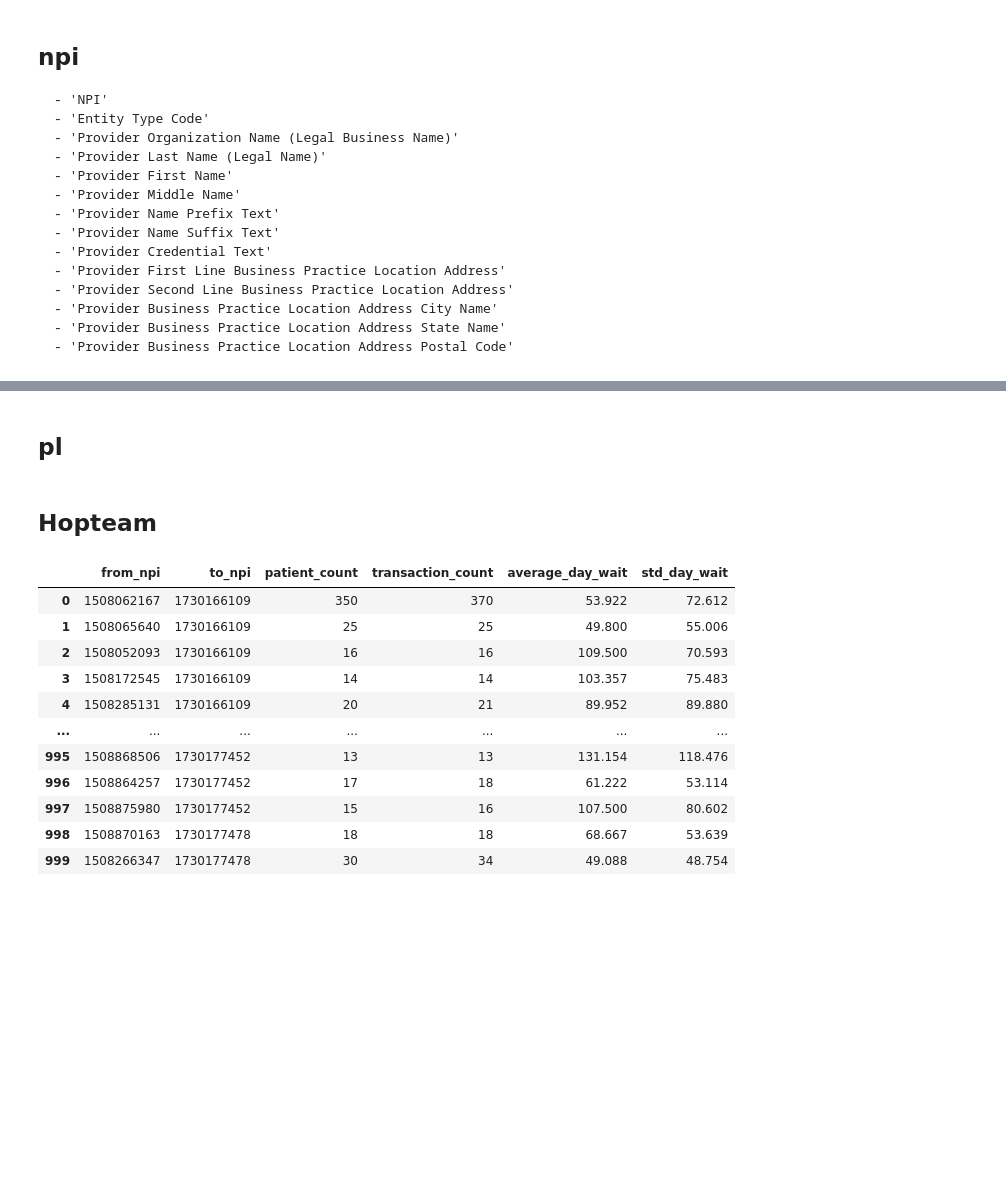
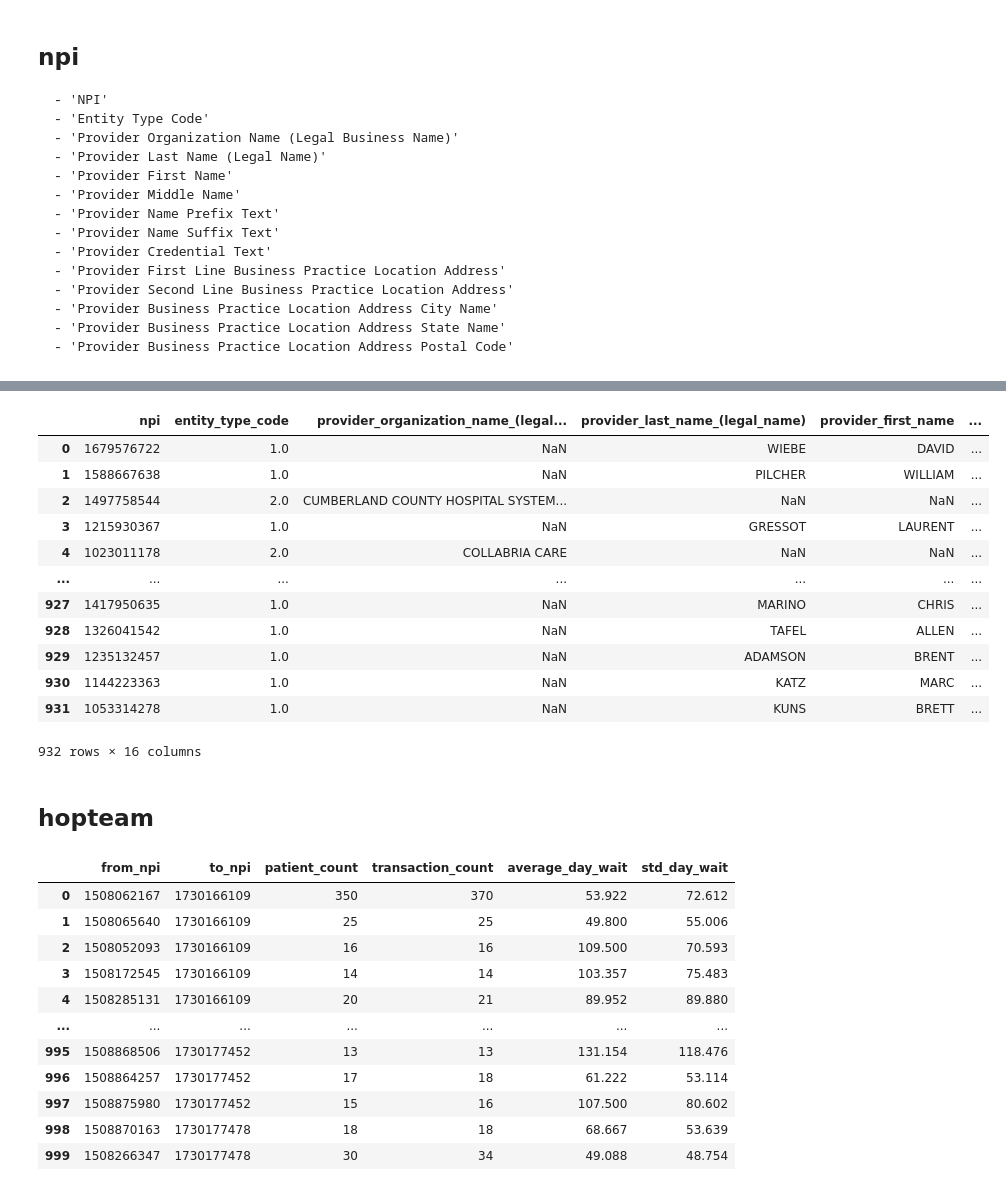
Before and after one commit to VahidehRasekhi/hop_team-hotdogs, a Jupyter notebook: scripts/build_sqlite_dbs.ipynb, the cells around one changed output, grey strips where cells are left out. Cells and saved outputs as stored; diff of their text form; code cells hidden in the pictures; blank space fills up the shorter version.

```diff
--- a/scripts/build_sqlite_dbs.ipynb
+++ b/scripts/build_sqlite_dbs.ipynb
@@ -150,7 +132,23 @@ nppes_chunk
+# %%
+npi_chunk = pd.merge(profile, primary_taxes)
+npi_chunk.columns = [x.lower().replace(' ', '_') for x in npi_chunk.columns]
+npi_chunk
+# %% [output]
+|  | npi | entity_type_code | provider_organization_name_(legal... | provider_last_name_(legal_name) | provider_first_name | ... |
+| 0 | 1679576722 | 1.0 | NaN | WIEBE | DAVID | ... |
+| 1 | 1588667638 | 1.0 | NaN | PILCHER | WILLIAM | ... |
+| 2 | 1497758544 | 2.0 | CUMBERLAND COUNTY HOSPITAL SYSTEM... | NaN | NaN | ... |
+| 3 | 1215930367 | 1.0 | NaN | GRESSOT | LAURENT | ... |
+| 4 | 1023011178 | 2.0 | COLLABRIA CARE | NaN | NaN | ... |
+| ... | ... | ... | ... | ... | ... | ... |
+| 927 | 1417950635 | 1.0 | NaN | MARINO | CHRIS | ... |
+| 928 | 1326041542 | 1.0 | NaN | TAFEL | ALLEN | ... |
+| 929 | 1235132457 | 1.0 | NaN | ADAMSON | BRENT | ... |
+| 930 | 1144223363 | 1.0 | NaN | KATZ | MARC | ... |
+| 931 | 1053314278 | 1.0 | NaN | KUNS | BRETT | ... |
+932 rows × 16 columns
 # %% [markdown]
-## pl
+## hopteam
-# %% [markdown]
-## Hopteam
 # %%
 ht = pd.read_csv('../data/hop_team/DocGraph_Hop_Teaming.csv', chunksize = 1000)
 ht_chunk = next(ht)
```
Also changed, not shown: parts of 28 cells of this notebook, 2 other files.
